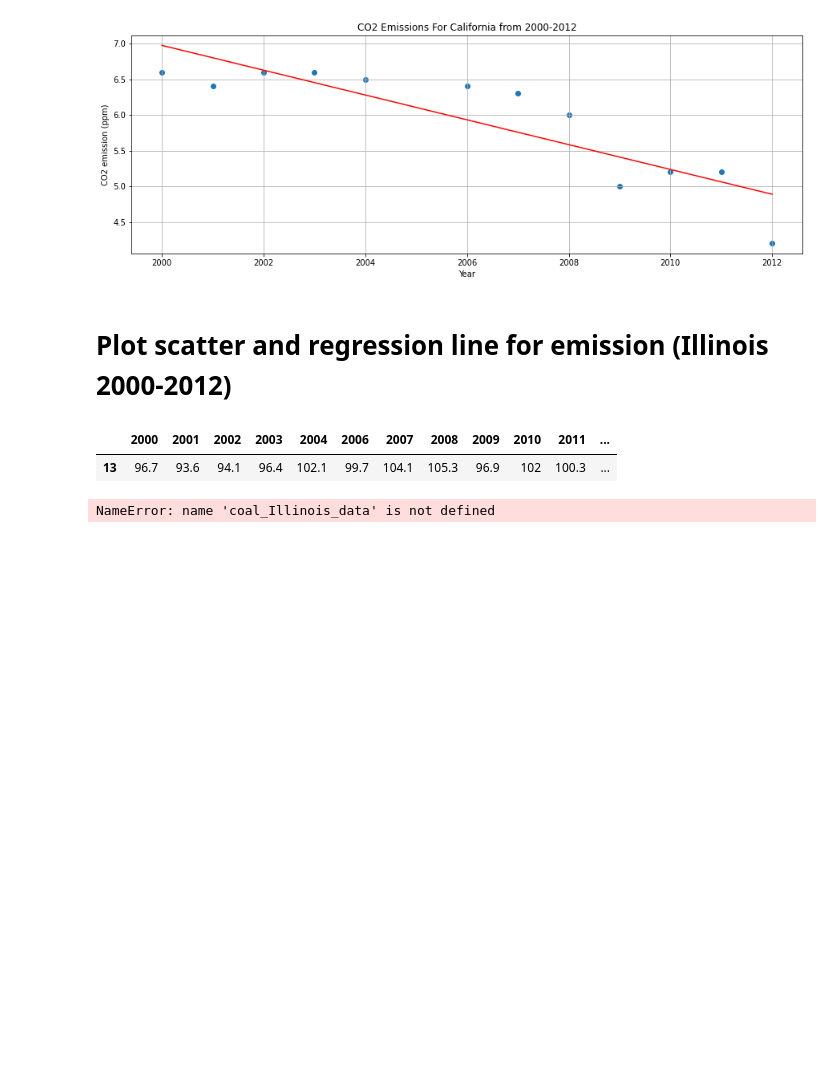
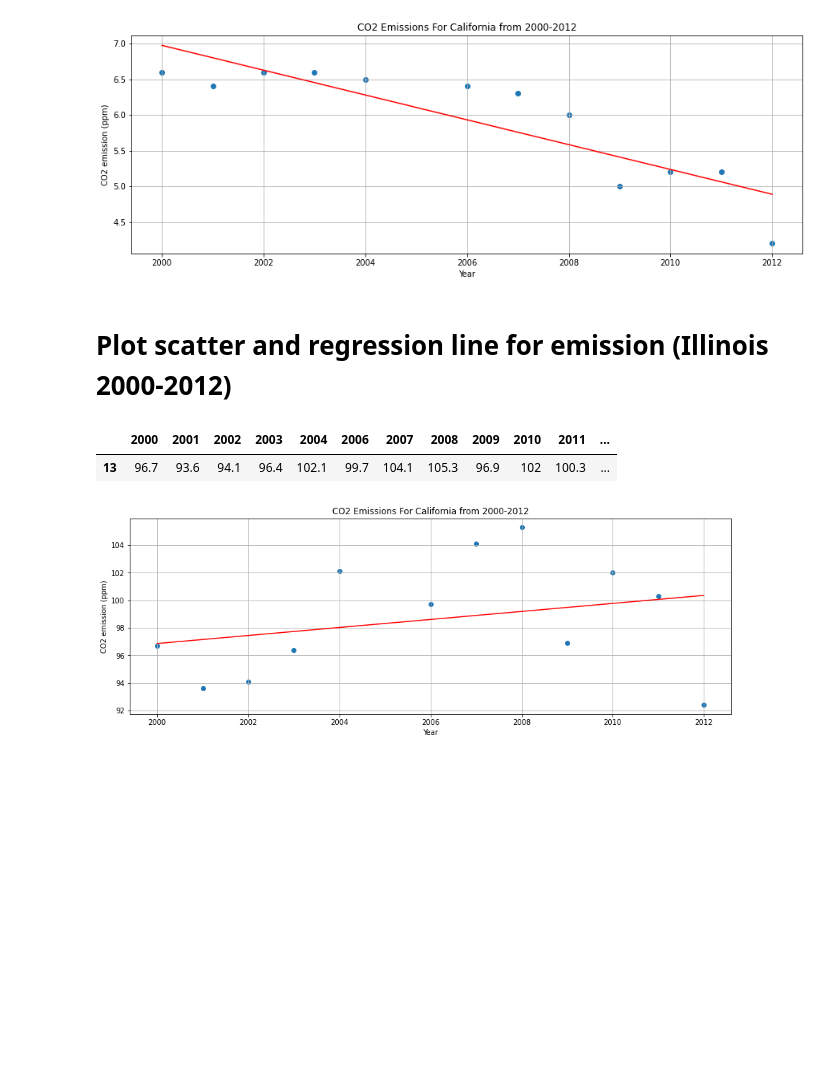
Before and after one commit to KennytheSun/Global_Warming_Repo, a Jupyter notebook: Script/Coal emission from 2000 - 2012 (with linear regression line) .ipynb, the cells around one changed output. Cells and saved outputs as stored; diff of their text form; code cells hidden in the pictures; blank space fills up the shorter version.

```diff
--- a/Script/Coal emission from 2000 - 2012 (with linear regression line) .ipynb
+++ b/Script/Coal emission from 2000 - 2012 (with linear regression line) .ipynb
@@ -182,32 +182,32 @@ coal_Illinois_data
 #transpose the California data
 #modified the index
 #and rename the column
 #changing the column type as float
 coal_Illinois_data_transposed = coal_Illinois_data.T # or df1.transpose()
 modified2 = coal_Illinois_data_transposed.reset_index()
 coal_Illinois_data_transposed=modified2.rename(columns={"index": "Year"})
 coal_Illinois_data_transposed=coal_Illinois_data_transposed.rename(columns={13: "C02 emission (ppm)"})
 x2_values = coal_Illinois_data_transposed["Year"]
 y2_values = coal_Illinois_data_transposed["C02 emission (ppm)"]
 x2_values=x2_values.astype('float')
 y2_values=y2_values.astype('float')
 
 
 fig= plt.figure(figsize=(15,5))
 plt.xlabel("Year")
 plt.ylabel("CO2 emission (ppm)")
-plt.title("CO2 Emissions For Illinos from 2000-2012")
+plt.title("CO2 Emissions For California from 2000-2012")
 plt.grid(True)
 plt.scatter(x2_values,y2_values)
 
 (slope, intercept, rvalue, pvalue, stderr) = linregress(x2_values, y2_values)
 regress_values = x2_values * slope + intercept
 line_eq = "y = " + str(round(slope,2)) + "x + " + str(round(intercept,2))
 
 
 linregress(x2_values,regress_values)
 plt.plot(x2_values, intercept + slope*x_values, 'r', label='fitted line')
 plt.annotate(line_eq,(2000,67),fontsize=15,color="red")
 plt.grid(True)
 # %% [output]
-NameError: name 'coal_Illinois_data' is not defined
+[figure, added]
```
Also changed, not shown: parts of 6 cells of this notebook, 2 other files.
